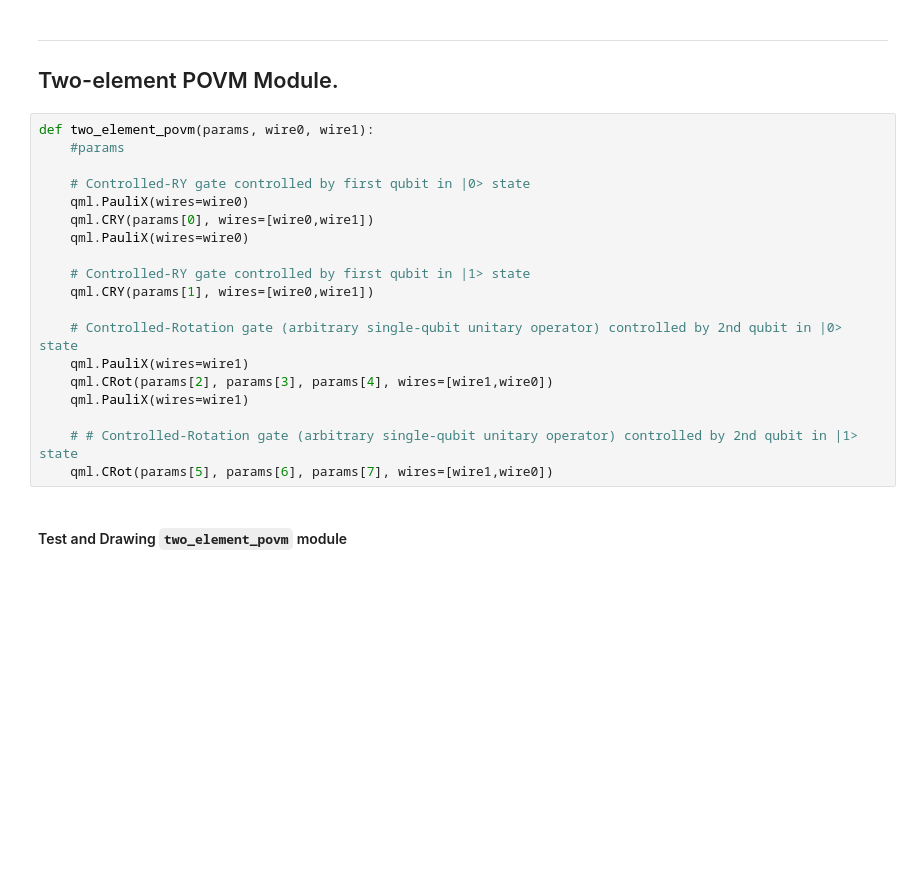
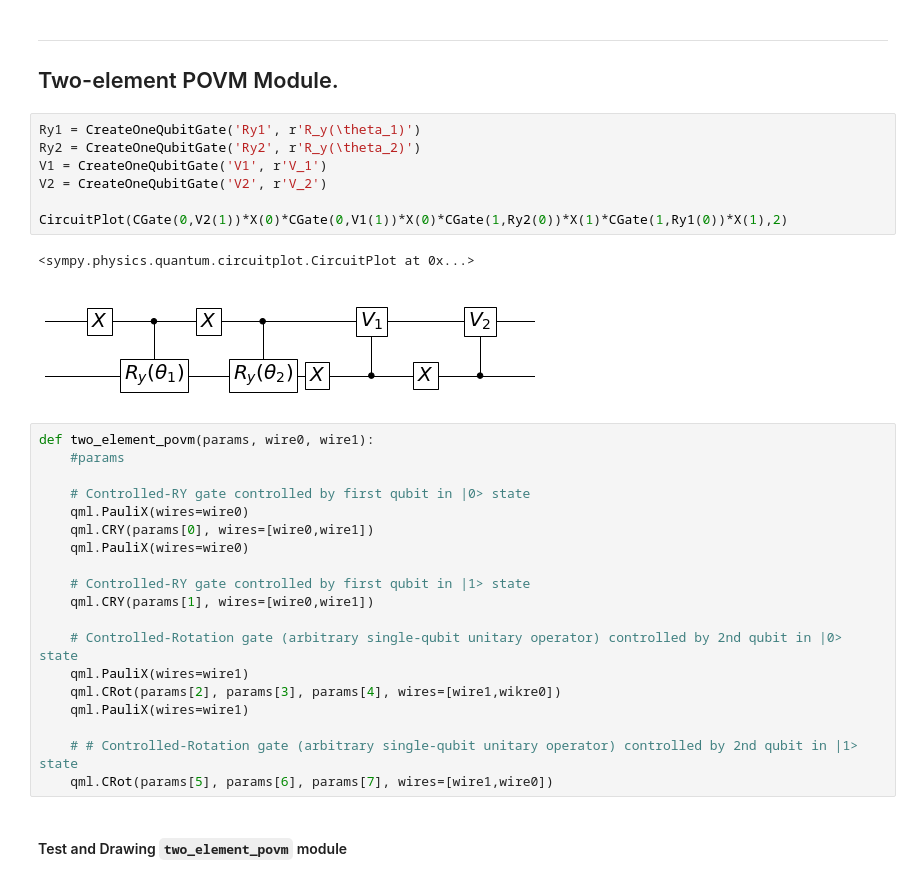
Before and after one commit to dkleeqc/vqsd, a Jupyter notebook: povm_clf_basic.ipynb, the cells around one changed output. Saved outputs shown, nothing was run; the diff lists cells and outputs as text; blank space fills up the shorter version.

Commit message:
Add graph of quantum circuits

```diff
--- a/povm_clf_basic.ipynb
+++ b/povm_clf_basic.ipynb
@@ -10,6 +15,16 @@ dev = qml.device('default.qubit', wires=2)
 # %% [markdown]
 ---
 ## Two-element POVM Module.
+# %%
+Ry1 = CreateOneQubitGate('Ry1', r'R_y(\theta_1)')
+Ry2 = CreateOneQubitGate('Ry2', r'R_y(\theta_2)')
+V1 = CreateOneQubitGate('V1', r'V_1')
+V2 = CreateOneQubitGate('V2', r'V_2')
+
+CircuitPlot(CGate(0,V2(1))*X(0)*CGate(0,V1(1))*X(0)*CGate(1,Ry2(0))*X(1)*CGate(1,Ry1(0))*X(1),2)
+# %% [output]
+<sympy.physics.quantum.circuitplot.CircuitPlot at 0x...>
+[figure, added]
 # %%
 def two_element_povm(params, wire0, wire1):
     #params
@@ -24,7 +39,7 @@ def two_element_povm(params, wire0, wire1):
 
     # Controlled-Rotation gate (arbitrary single-qubit unitary operator) controlled by 2nd qubit in |0> state
     qml.PauliX(wires=wire1)
-    qml.CRot(params[2], params[3], params[4], wires=[wire1,wire0])
+    qml.CRot(params[2], params[3], params[4], wires=[wire1,wikre0])
     qml.PauliX(wires=wire1)
 
     # # Controlled-Rotation gate (arbitrary single-qubit unitary operator) controlled by 2nd qubit in |1> state
```
Also changed, not shown: parts of 10 cells of this notebook.
